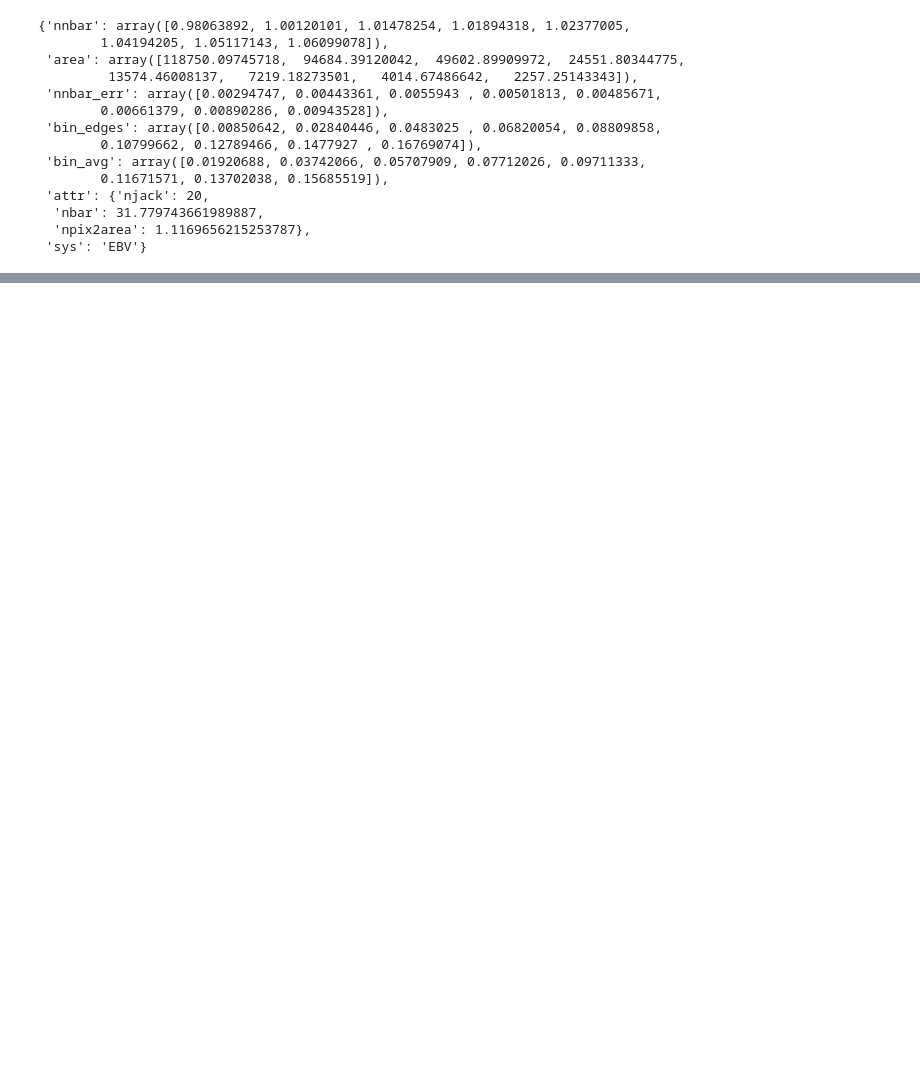
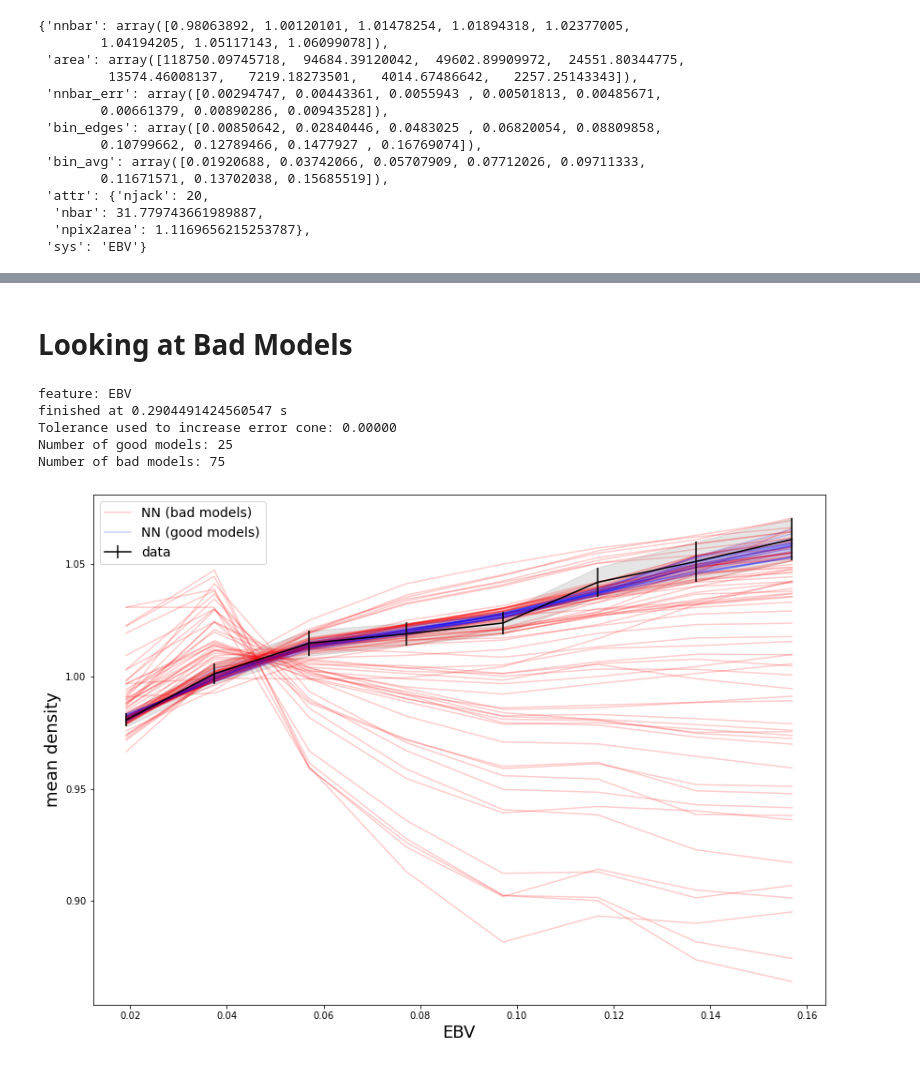
Before and after one commit to AlbertoRosado1/sysgen, a Jupyter notebook: checks.ipynb, the cells around one changed output, grey strips where cells are left out. Saved outputs shown, nothing was run; the diff lists cells and outputs as text; code cells hidden in the pictures; blank space fills up the shorter version.

Commit message:
Histograms

```diff
--- a/checks.ipynb
+++ b/checks.ipynb
@@ -156,0 +147,70 @@ running 60/100
+# %% [markdown]
+# Looking at Bad Models
+# %%
+nnbar_list = get_meandensity(ngal, nran, mask, sysm,
+                             columns=columns, selection_fn=None, binning='simple', percentiles=[1, 99],
+                             global_nbar=True, njack=20)
+# %%
+from time import time
+
+output_dir = f'/global/cscratch1/sd/arosado/test_sysnet/results'
+
+col_i = 0 # EBV
+print(f'feature: {columns[col_i]}')
+
+fig = plt.gcf()
+fig.set_size_inches(14, 10)
+
+binavg = nnbar_list[col_i]['bin_avg']
+nnbar = nnbar_list[col_i]['nnbar']
+err = nnbar_list[col_i]['nnbar_err']
+tol = 0.0 # 1e-3
+err_up = nnbar+(err+tol)
+err_low = nnbar-(err+tol)
+plt.fill_between(binavg, err_low, err_up, alpha=0.1, color='k')
+
+good_models = []
+bad_models = []
+
+t0 = time()
+for i in range(100):
+    nnbar_ls = np.load(f'{output_dir}/nnbar_list_{i}.hp256.npy', allow_pickle=True)
+
+    # check that result is within intervale given some error
+    check = (err_low <=  nnbar_ls[col_i]['nnbar'])
+    check &= (nnbar_ls[col_i]['nnbar'] <= err_up)
+    # change to check which are outside the interval
+    check = ~check
+    #print(check)
+
+    if check.sum() == 0: # if inside interval sum should be 0
+        #print('good: ', check.sum())
+        good_models.append(i)
+        plt.plot(nnbar_ls[col_i]['bin_avg'], nnbar_ls[col_i]['nnbar'], alpha=0.2, color='b')
+    else:
+        #print('bad: ', check.sum())
+        bad_models.append(i)
+        plt.plot(nnbar_ls[col_i]['bin_avg'], nnbar_ls[col_i]['nnbar'], alpha=0.2, color='r')
+
+
+print(f'finished at {time()-t0} s')
+print(f'Tolerance used to increase error cone: {tol:.5f}')
+print(f'Number of good models: {len(good_models)}')
+print(f'Number of bad models: {len(bad_models)}')
+
+plt.ylabel(r'mean density', fontsize=18)
+plt.xlabel(f'{columns[col_i]}', fontsize=18)
+plt.plot([],[],alpha=0.2, color='r', label='NN (bad models)')
+plt.plot([],[],alpha=0.2, color='b', label='NN (good models)')
+
+plt.errorbar(binavg, nnbar, err, color='k', label='data')
+
+plt.legend(fontsize=14)
+plt.show()
+# %% [output]
+feature: EBV
+finished at 0.2904491424560547 s
+Tolerance used to increase error cone: 0.00000
+Number of good models: 25
+Number of bad models: 75
+[figure, added]
```
Also changed, not shown: parts of 8 cells of this notebook.
